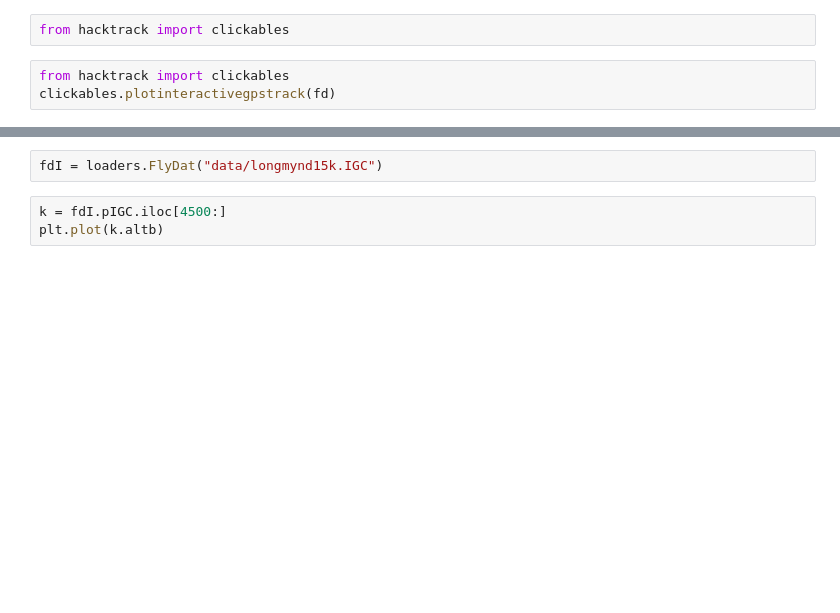
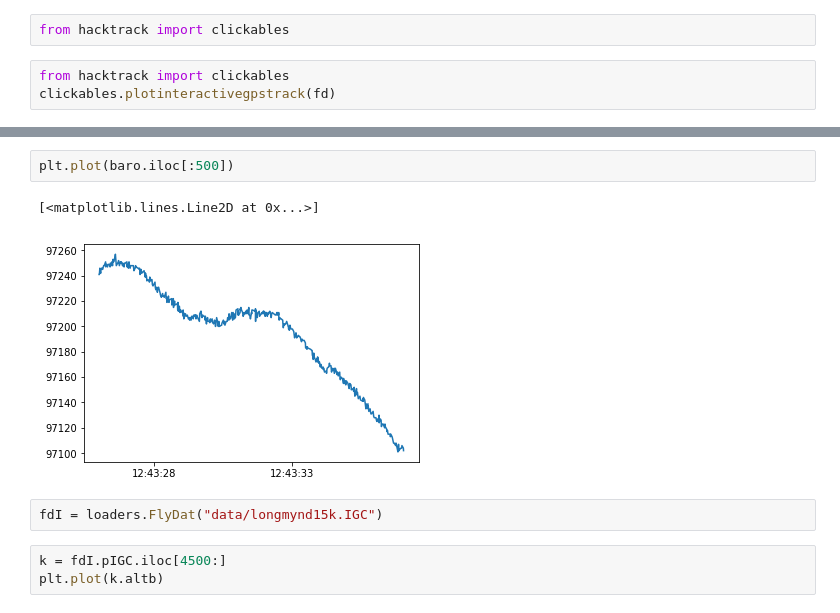
Before and after one commit to Future-Hangglider/hacktrack, a Jupyter notebook: display_function_development.ipynb, the cells around one changed output, grey strips where cells are left out. Saved outputs shown, nothing was run; the diff lists cells and outputs as text; blank space fills up the shorter version.

```diff
--- a/display_function_development.ipynb
+++ b/display_function_development.ipynb
@@ -47,3 +52,8 @@ plt.plot(fd.pQ.alt[fd.ft0:])
+# %%
+plt.plot(baro.iloc[:500])
+# %% [output]
+[<matplotlib.lines.Line2D at 0x...>]
+[figure, added]
 # %%
 fdI = loaders.FlyDat("data/longmynd15k.IGC")
 # %%
```
Also changed, not shown: parts of 3 cells of this notebook, 2 other files.
